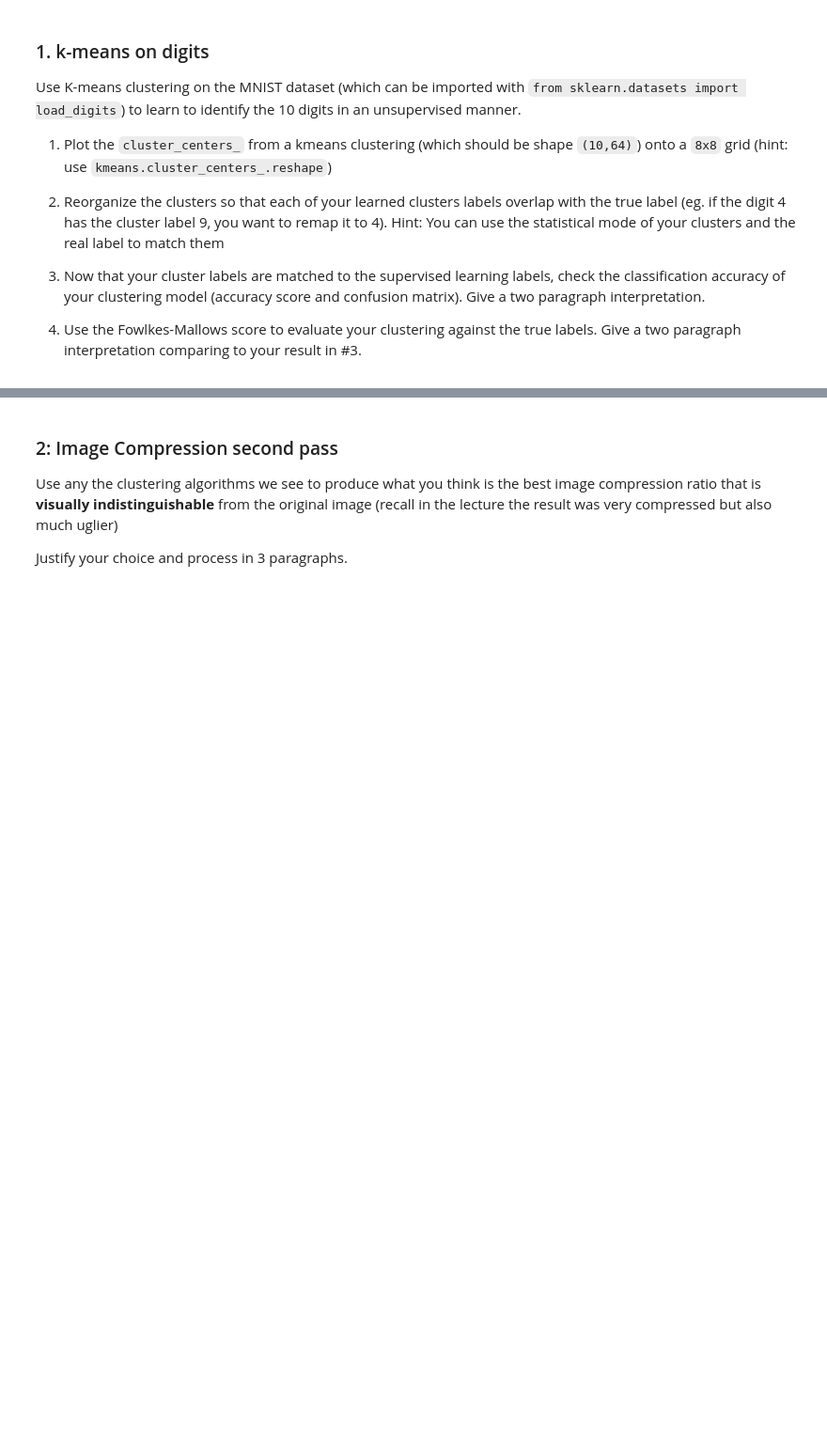
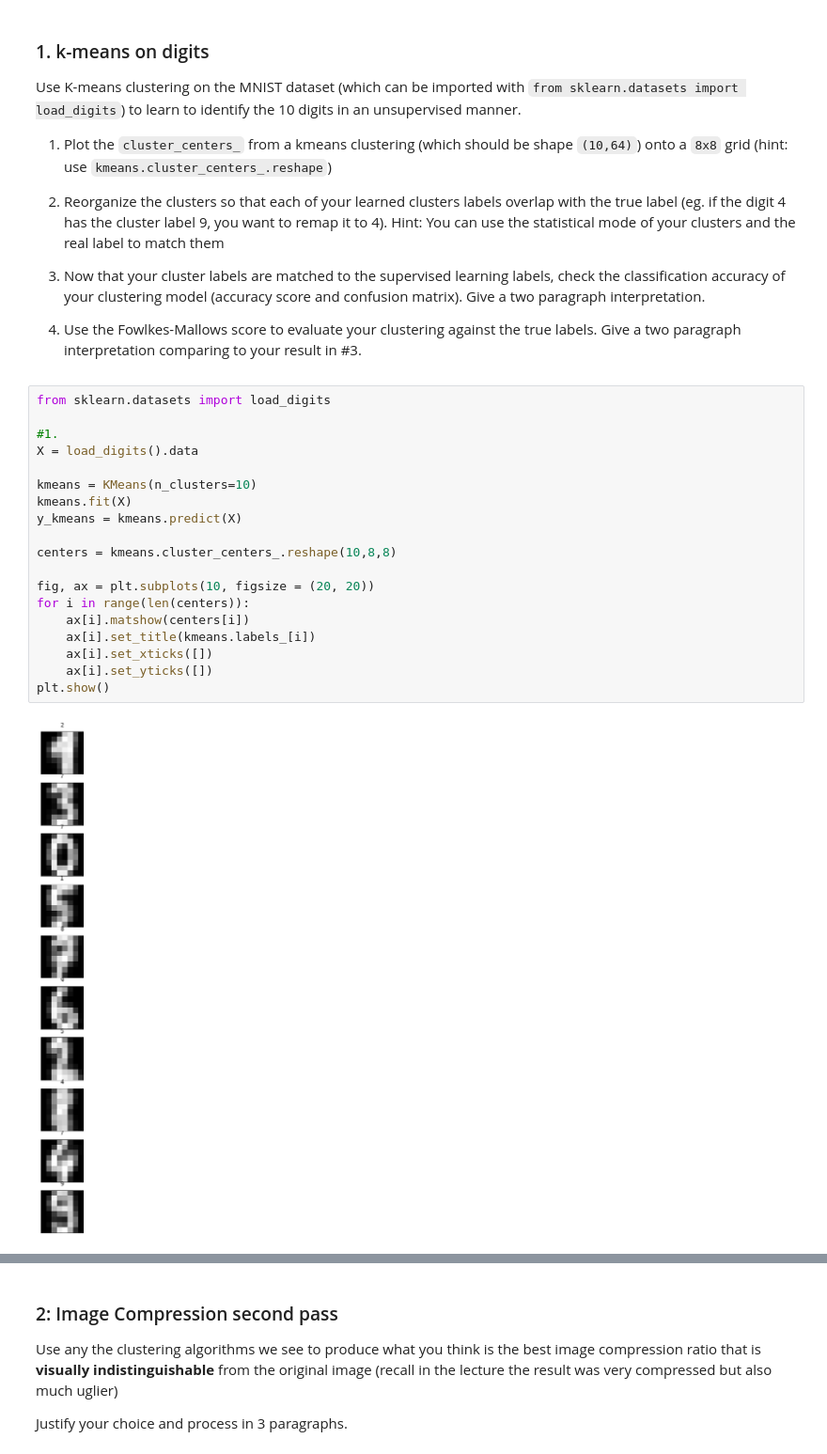
Before and after one commit to cb-ds-1/4-3-clustering, a Jupyter notebook: workshop.ipynb, the cells around one changed output, grey strips where cells are left out. Shown at 94% size. Cells and saved outputs as stored; diff of their text form; blank space fills up the shorter version.

```diff
--- a/workshop.ipynb
+++ b/workshop.ipynb
@@ -10,3 +22,24 @@ Use K-means clustering on the MNIST dataset (which can be imported with `from sk
 3. Now that your cluster labels are matched to the supervised learning labels, check the classification accuracy of your clustering model (accuracy score and confusion matrix). Give a two paragraph interpretation.
 
 4. Use the Fowlkes-Mallows score to evaluate your clustering against the true labels. Give a two paragraph interpretation comparing to your result in #3.
+# %%
+from sklearn.datasets import load_digits
+
+#1.
+X = load_digits().data
+
+kmeans = KMeans(n_clusters=10)
+kmeans.fit(X)
+y_kmeans = kmeans.predict(X)
+
+centers = kmeans.cluster_centers_.reshape(10,8,8)
+
+fig, ax = plt.subplots(10, figsize = (20, 20))
+for i in range(len(centers)):
+    ax[i].matshow(centers[i])
+    ax[i].set_title(kmeans.labels_[i])
+    ax[i].set_xticks([])
+    ax[i].set_yticks([])
+plt.show()
+# %% [output]
+[figure, added]
```
Also changed, not shown: parts of 10 cells of this notebook.
